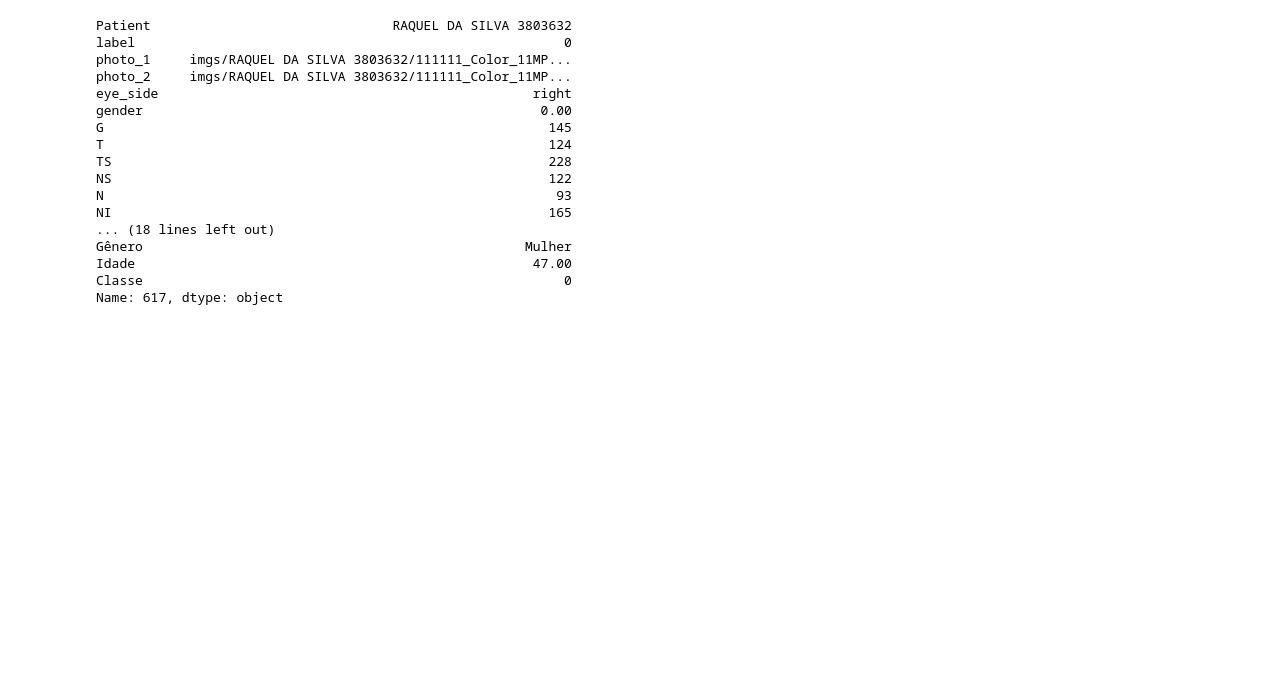
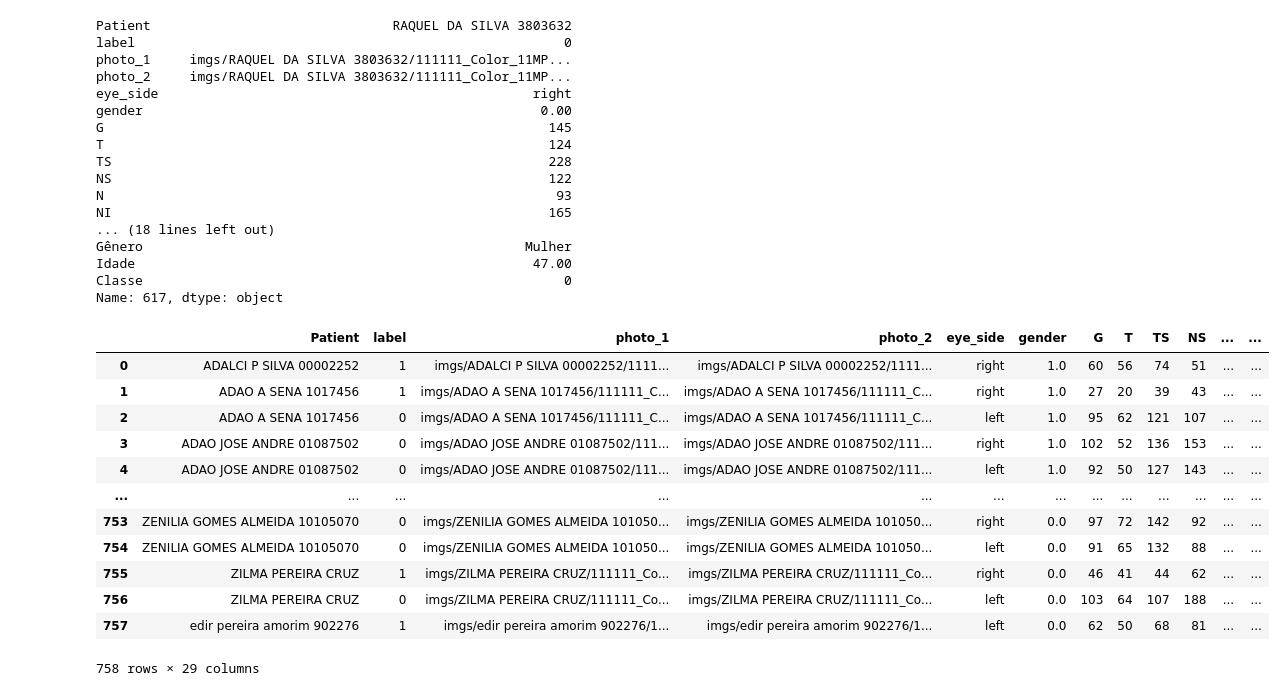
Before and after one commit to FelipeMarcelino/glaucoma, a Jupyter notebook: notebooks/Untitled.ipynb, the cells around one changed output. Cells and saved outputs as stored; diff of their text form; code cells hidden in the pictures; blank space fills up the shorter version.

```diff
--- a/notebooks/Untitled.ipynb
+++ b/notebooks/Untitled.ipynb
@@ -224,0 +212,16 @@ Name: 617, dtype: object
+# %%
+preprocessed_data
+# %% [output]
+|  | Patient | label | photo_1 | photo_2 | eye_side | gender | G | T | TS | NS | ... | ... |
+| 0 | ADALCI P SILVA 00002252 | 1 | imgs/ADALCI P SILVA 00002252/1111... | imgs/ADALCI P SILVA 00002252/1111... | right | 1.0 | 60 | 56 | 74 | 51 | ... | ... |
+| 1 | ADAO A SENA 1017456 | 1 | imgs/ADAO A SENA 1017456/111111_C... | imgs/ADAO A SENA 1017456/111111_C... | right | 1.0 | 27 | 20 | 39 | 43 | ... | ... |
+| 2 | ADAO A SENA 1017456 | 0 | imgs/ADAO A SENA 1017456/111111_C... | imgs/ADAO A SENA 1017456/111111_C... | left | 1.0 | 95 | 62 | 121 | 107 | ... | ... |
+| 3 | ADAO JOSE ANDRE 01087502 | 0 | imgs/ADAO JOSE ANDRE 01087502/111... | imgs/ADAO JOSE ANDRE 01087502/111... | right | 1.0 | 102 | 52 | 136 | 153 | ... | ... |
+| 4 | ADAO JOSE ANDRE 01087502 | 0 | imgs/ADAO JOSE ANDRE 01087502/111... | imgs/ADAO JOSE ANDRE 01087502/111... | left | 1.0 | 92 | 50 | 127 | 143 | ... | ... |
+| ... | ... | ... | ... | ... | ... | ... | ... | ... | ... | ... | ... | ... |
+| 753 | ZENILIA GOMES ALMEIDA 10105070 | 0 | imgs/ZENILIA GOMES ALMEIDA 101050... | imgs/ZENILIA GOMES ALMEIDA 101050... | right | 0.0 | 97 | 72 | 142 | 92 | ... | ... |
+| 754 | ZENILIA GOMES ALMEIDA 10105070 | 0 | imgs/ZENILIA GOMES ALMEIDA 101050... | imgs/ZENILIA GOMES ALMEIDA 101050... | left | 0.0 | 91 | 65 | 132 | 88 | ... | ... |
+| 755 | ZILMA PEREIRA CRUZ | 1 | imgs/ZILMA PEREIRA CRUZ/111111_Co... | imgs/ZILMA PEREIRA CRUZ/111111_Co... | right | 0.0 | 46 | 41 | 44 | 62 | ... | ... |
+| 756 | ZILMA PEREIRA CRUZ | 0 | imgs/ZILMA PEREIRA CRUZ/111111_Co... | imgs/ZILMA PEREIRA CRUZ/111111_Co... | left | 0.0 | 103 | 64 | 107 | 188 | ... | ... |
+| 757 | edir pereira amorim 902276 | 1 | imgs/edir pereira amorim 902276/1... | imgs/edir pereira amorim 902276/1... | left | 0.0 | 62 | 50 | 68 | 81 | ... | ... |
+758 rows × 29 columns
```
Also changed, not shown: parts of 15 cells of this notebook, 5 other files.
